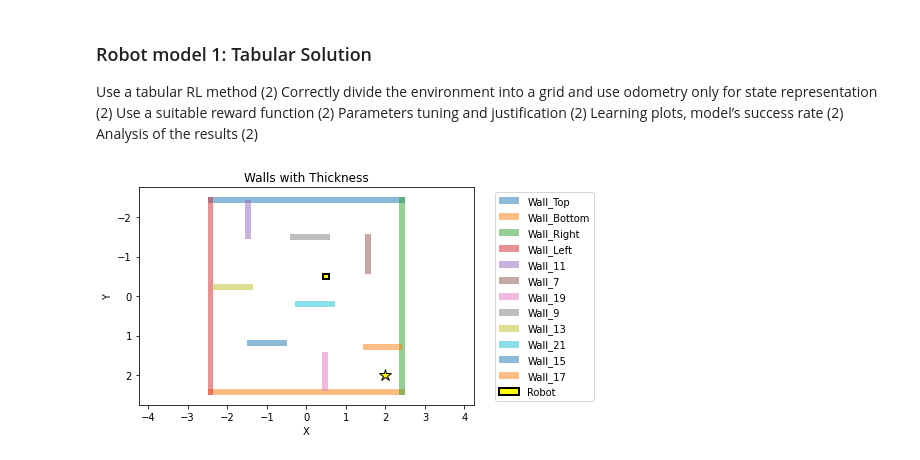
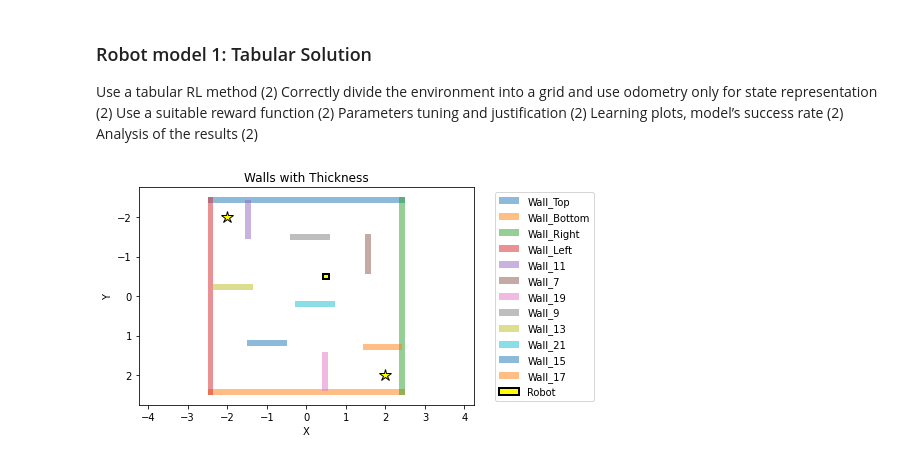
Before and after one commit to hakbar0/robotics-assessment-2, a Jupyter notebook: Assessment 2.ipynb, the cells around one changed output. Saved outputs shown, nothing was run; the diff lists cells and outputs as text; code cells hidden in the pictures.

```diff
--- a/Assessment 2.ipynb
+++ b/Assessment 2.ipynb
@@ -50,37 +50,37 @@ robot = {
 
 goals = {
     "Goal1":{"left_x": -2.125, "right_x":-1.875, "bottom_y": -2.125, "top_y": -1.875},
-    "Goal1":{"left_x": 1.875, "right_x":2.125, "bottom_y": 1.875, "top_y": 2.125},
+    "Goal2":{"left_x": 1.875, "right_x":2.125, "bottom_y": 1.875, "top_y": 2.125},
 }
 
 fig, ax = plt.subplots()
 
 # Draw the walls
 for wall, coords in walls.items():
     ax.fill([coords["left_x"], coords["right_x"], coords["right_x"], coords["left_x"]],
             [coords["bottom_y"], coords["bottom_y"], coords["top_y"], coords["top_y"]],
             label=wall, alpha=0.5)
 
 # Draw the robot
 for r, robot_coords in robot.items():
     ax.fill([robot_coords["left_x"], robot_coords["right_x"], robot_coords["right_x"], robot_coords["left_x"]],
             [robot_coords["bottom_y"], robot_coords["bottom_y"], robot_coords["top_y"], robot_coords["top_y"]],
             label=r, alpha=1, color="yellow", linewidth=2, linestyle="-", edgecolor="black")
 
 # Draw the goals
 for g, goal_coords in goals.items():
     ax.plot((goal_coords["left_x"] + goal_coords["right_x"])/2, (goal_coords["bottom_y"] + goal_coords["top_y"])/2,
             marker="*", markersize=12, markerfacecolor="yellow", markeredgecolor="black")
 
 plt.xlabel("X")
 plt.ylabel("Y")
 plt.legend(bbox_to_anchor=(1.05, 1), loc='upper left')
 plt.title("Walls with Thickness")
 plt.axis("equal")
 
 # Invert the y-axis
 ax.invert_yaxis()
 
 plt.show()
 # %% [output]
-[figure, old version]
+[figure, new version]
```
Also changed, not shown: parts of 2 cells of this notebook.
